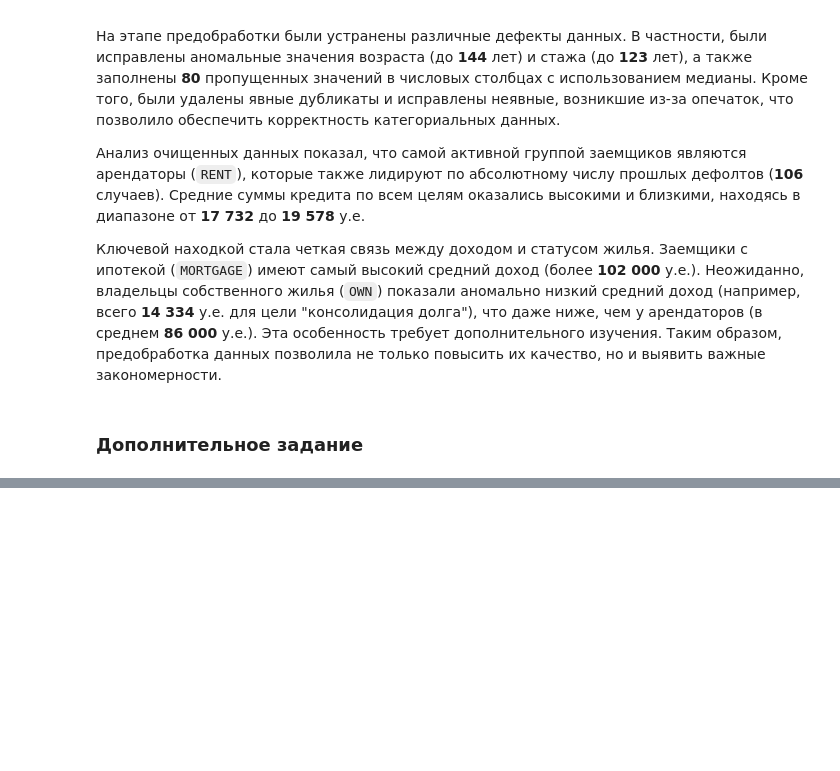
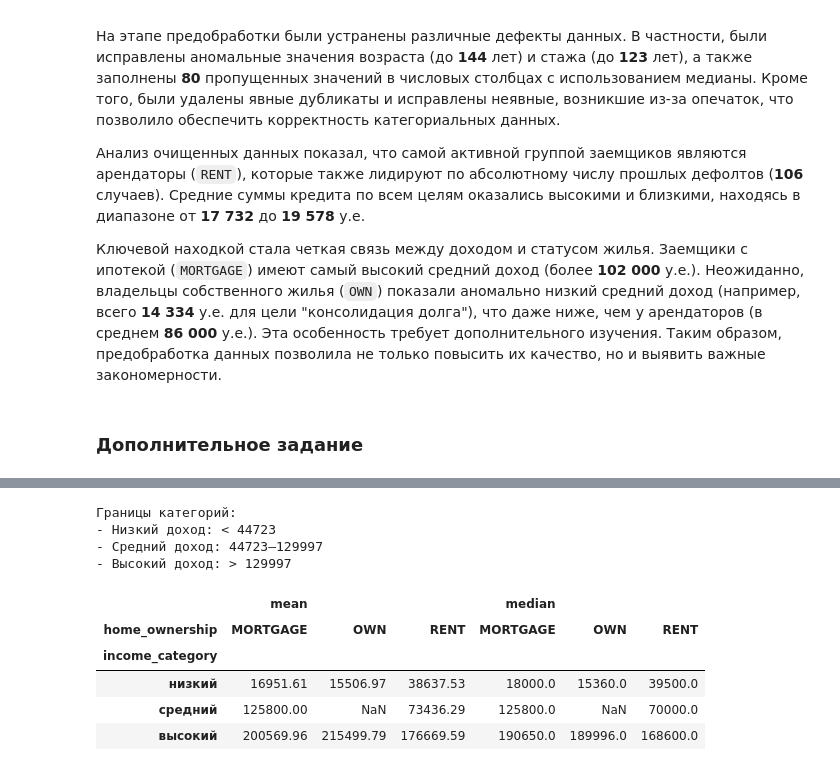
Before and after one commit to cocahonka/suai-data-science-labs, a Jupyter notebook: lab1/ЛР1_Мясников_7.ipynb, the cells around one changed output, grey strips where cells are left out. Saved outputs shown, nothing was run; the diff lists cells and outputs as text; code cells hidden in the pictures; blank space fills up the shorter version.

```diff
--- a/lab1/ЛР1_Мясников_7.ipynb
+++ b/lab1/ЛР1_Мясников_7.ipynb
@@ -581,0 +600,27 @@ task4_pivot
+# %%
+# Определяем границы категорий на основне описательной статистике
+# Хотя я бы лучше разбил на 0.33 и 0.66 перцентили, но раз задача стоит выполнить фильтрацию по 'описательной статистике'
+# То сделаем по предоставленным данным из describe
+# Можно было бы использовать еще и qcut
+low_income = income_stats['25%']
+high_income = income_stats['75%']
+max_income = income_stats['max']
+
+# Создаем категории
+bins = [0, low_income, high_income, max_income]
+print("\nГраницы категорий:")
+print(bins)
+
+labels = ['низкий', 'средний', 'высокий']
+
+df['income_category'] = pd.cut(
+    df['income'],
+    bins=bins,
+    labels=labels,
+    include_lowest=True
+)
+
+print("\nРаспределение по категориям:")
+print(df['income_category'].value_counts())
+
+df[['income', 'income_category']]
@@ -581,0 +650,26 @@ task4_pivot
+# %%
+# Сводная таблица
+income_pivot = df.pivot_table(
+    index='income_category',
+    columns='home_ownership',
+    values='income',
+    aggfunc=['mean', 'median'],
+).round(2)
+
+print("\nГраницы категорий:")
+print(f"- Низкий доход: < {low_income:.0f}")
+print(f"- Средний доход: {low_income:.0f}–{high_income:.0f}")
+print(f"- Высокий доход: > {high_income:.0f}\n")
+
+income_pivot
+# %% [output]
+Границы категорий:
+- Низкий доход: < 44723
+- Средний доход: 44723–129997
+- Высокий доход: > 129997
+|  | mean |  |  | median |  |  |
+| home_ownership | MORTGAGE | OWN | RENT | MORTGAGE | OWN | RENT |
+| income_category |  |  |  |  |  |  |
+| низкий | 16951.61 | 15506.97 | 38637.53 | 18000.0 | 15360.0 | 39500.0 |
+| средний | 125800.00 | NaN | 73436.29 | 125800.0 | NaN | 70000.0 |
+| высокий | 200569.96 | 215499.79 | 176669.59 | 190650.0 | 189996.0 | 168600.0 |
```
Also changed, not shown: parts of 13 cells of this notebook.
